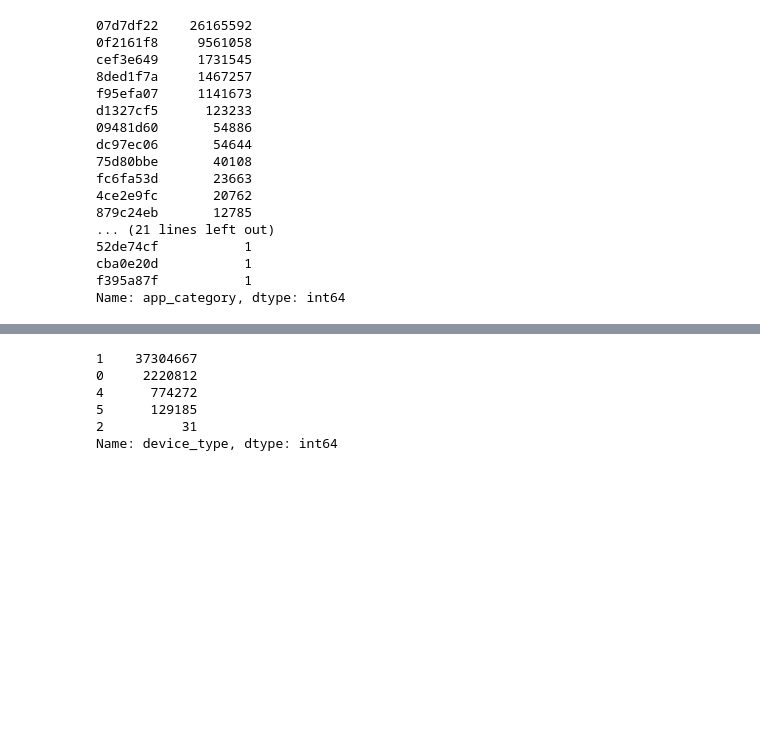
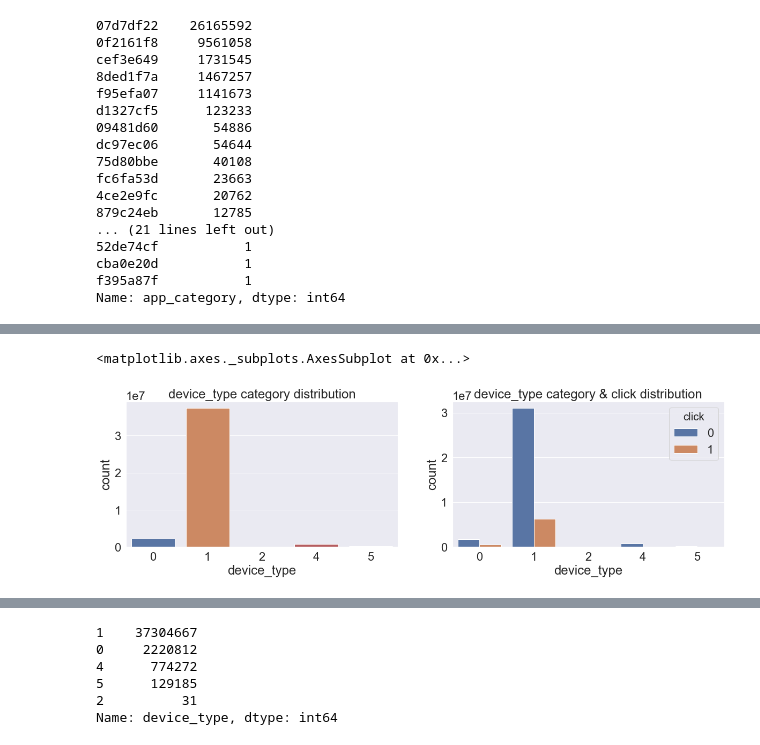
Before and after one commit to TimJLS/kaggle_ctr_prediction, a Jupyter notebook: preprocess.ipynb, the cells around one changed output, grey strips where cells are left out. Drawn from its saved outputs; the diff is of its cells as text; code cells hidden in the pictures; blank space fills up the shorter version.

```diff
--- a/preprocess.ipynb
+++ b/preprocess.ipynb
@@ -158,0 +469,12 @@ sns.countplot(train.device_type)
+# %%
+plt.figure(figsize=(20, 5))
+plt.subplot(1, 2, 1)
+plt.title('device_type category distribution')
+sns.countplot(train.device_type)
+
+plt.subplot(1, 2, 2)
+plt.title('device_type category & click distribution')
+sns.countplot(x='device_type', hue='click', data=train)
+# %% [output]
+<matplotlib.axes._subplots.AxesSubplot at 0x...>
+[figure, added]
```
Also changed, not shown: parts of 73 cells of this notebook.
